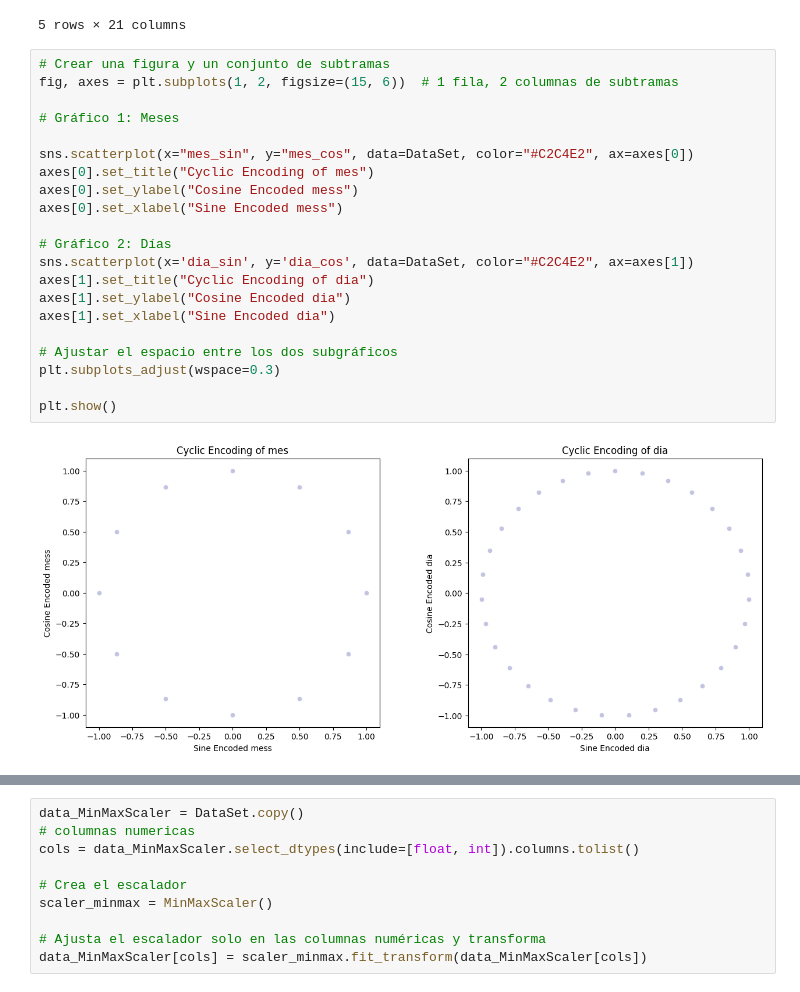
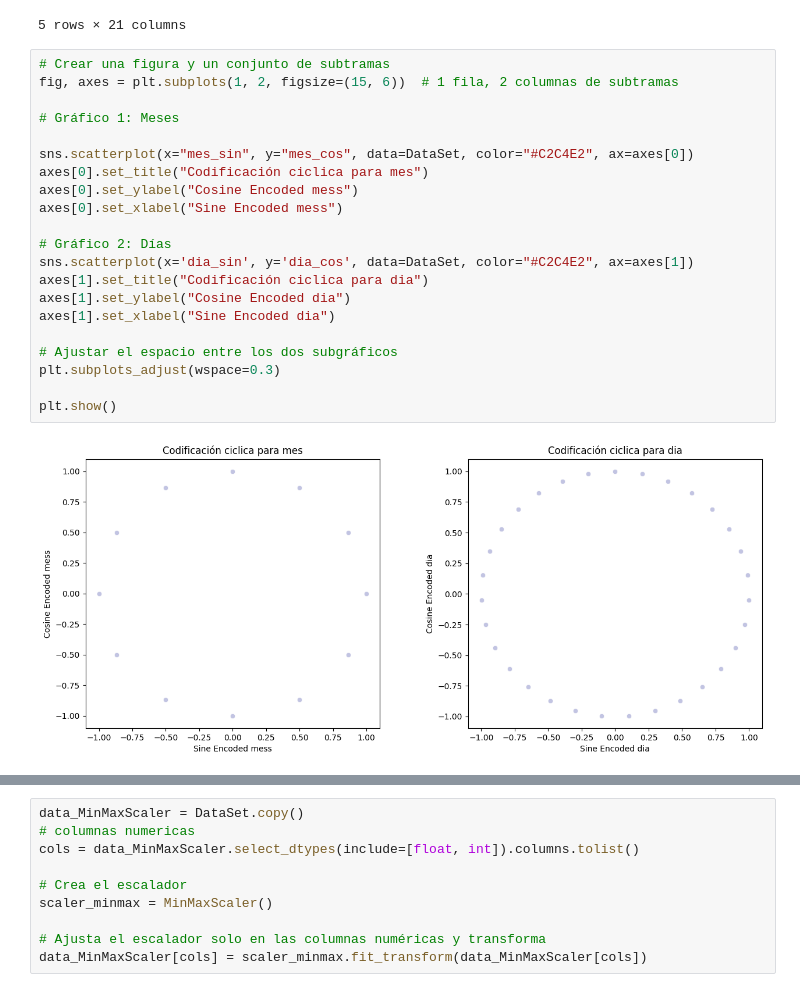
Before and after one commit to OmarMerino/Particulas_contaminantes_chillan, a Jupyter notebook: notebooks/model/RNA/normalizacion_rna.ipynb, the cells around one changed output, grey strips where cells are left out. Cells and saved outputs as stored; diff of their text form.

```diff
--- a/notebooks/model/RNA/normalizacion_rna.ipynb
+++ b/notebooks/model/RNA/normalizacion_rna.ipynb
@@ -196,23 +195,23 @@ DataSet.head()
 # %%
 # Crear una figura y un conjunto de subtramas
 fig, axes = plt.subplots(1, 2, figsize=(15, 6))  # 1 fila, 2 columnas de subtramas
 
 # Gráfico 1: Meses
 
 sns.scatterplot(x="mes_sin", y="mes_cos", data=DataSet, color="#C2C4E2", ax=axes[0])
-axes[0].set_title("Cyclic Encoding of mes")
+axes[0].set_title("Codificación ciclica para mes")
 axes[0].set_ylabel("Cosine Encoded mess")
 axes[0].set_xlabel("Sine Encoded mess")
 
 # Gráfico 2: Días
 sns.scatterplot(x='dia_sin', y='dia_cos', data=DataSet, color="#C2C4E2", ax=axes[1])
-axes[1].set_title("Cyclic Encoding of dia")
+axes[1].set_title("Codificación ciclica para dia")
 axes[1].set_ylabel("Cosine Encoded dia")
 axes[1].set_xlabel("Sine Encoded dia")
 
 # Ajustar el espacio entre los dos subgráficos
 plt.subplots_adjust(wspace=0.3)
 
 plt.show()
 # %% [output]
-[figure, old version]
+[figure, new version]
```
Also changed, not shown: parts of 3 cells of this notebook, 10 other files.
